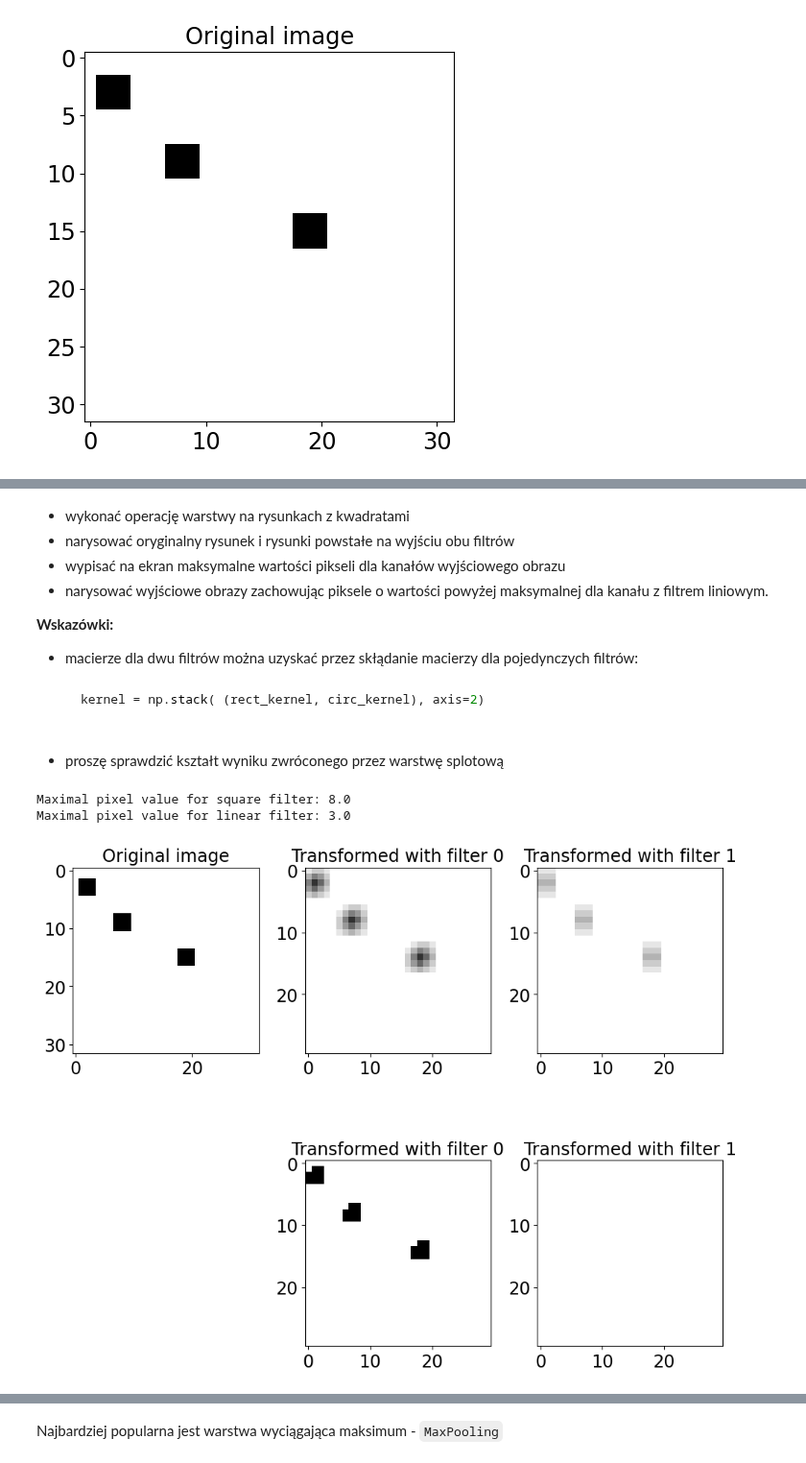
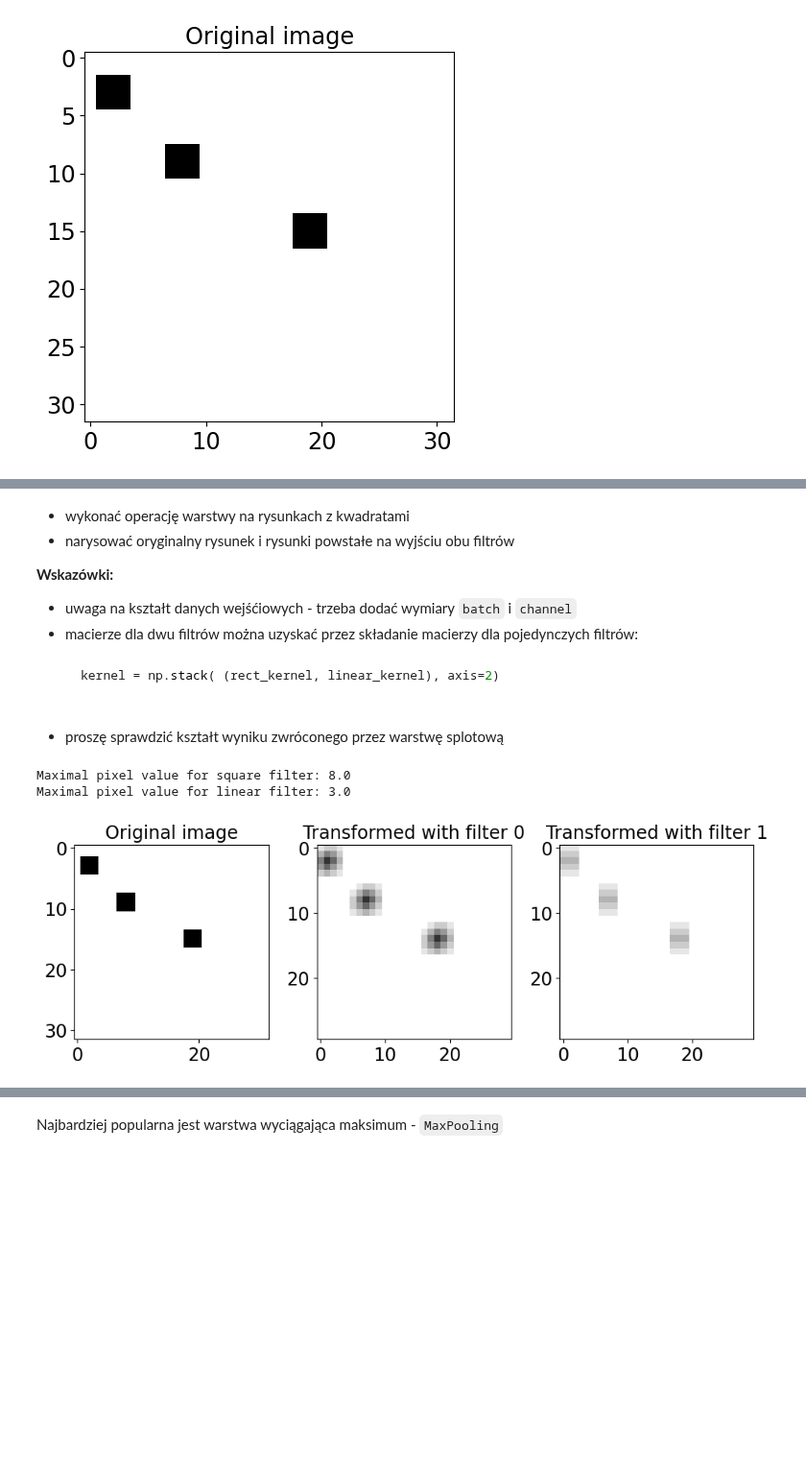
Before and after one commit to akalinow/UczenieMaszynoweII, a Jupyter notebook: PL/06_Sieci_ze_splotem_1.ipynb, the cells around one changed output, grey strips where cells are left out. Shown at 96% size. Drawn from its saved outputs; the diff is of its cells as text; code cells hidden in the pictures; blank space fills up the shorter version.

````diff
--- a/PL/06_Sieci_ze_splotem_1.ipynb
+++ b/PL/06_Sieci_ze_splotem_1.ipynb
@@ -290,14 +287,13 @@ $$
 # %% [markdown]
 * wykonać operację warstwy na rysunkach z kwadratami
 * narysować oryginalny rysunek i rysunki powstałe na wyjściu obu filtrów
-* wypisać na ekran maksymalne wartości pikseli dla kanałów wyjściowego obrazu
-* narysować wyjściowe obrazy zachowując piksele o wartości powyżej maksymalnej dla kanału z filtrem liniowym.
 
 **Wskazówki:**
-* macierze dla dwu filtrów można uzyskać przez skłądanie macierzy dla pojedynczych filtrów:
+* uwaga na kształt danych wejśćiowych - trzeba dodać wymiary `batch` i `channel`
+* macierze dla dwu filtrów można uzyskać przez składanie macierzy dla pojedynczych filtrów:
   ```Python
 
-  kernel = np.stack( (rect_kernel, circ_kernel), axis=2)
+  kernel = np.stack( (rect_kernel, linear_kernel), axis=2)
   ```
   <br></br>
 * proszę sprawdzić kształt wyniku zwróconego przez warstwę splotową
@@ -307,49 +303,40 @@ rect_kernel = np.array([[1.0, 1.0, 1.0],
                         [1.0, 1.0, 1.0],
                         [1.0, 1.0, 0.0]])
 
-circ_kernel = np.array([[0.0, 1.0, 0.0],
+linear_kernel = np.array([[0.0, 1.0, 0.0],
                         [0.0, 1.0, 0.0],
                         [0.0, 1.0, 0.0]])
-kernel = np.stack( (rect_kernel, circ_kernel), axis=2)
+kernel = np.stack( (rect_kernel, linear_kernel), axis=2)
 
 layer = tf.keras.layers.Conv2D(2, (3, 3),
                                activation='linear',
                                padding="valid",
                                kernel_initializer = customInitializer(kernel),
                                use_bias=False)
 
-fig, axes = plt.subplots(2, 3, figsize=(10,10))
-axes[0,0].imshow(image, cmap='binary')
-axes[0,0].set_title('Original image');
+fig, axes = plt.subplots(1, 3, figsize=(10,10))
+axes[0].imshow(image, cmap='binary')
+axes[0].set_title('Original image');
 
 # add batch and channel dimensions by reshape
 #data = image.reshape(1,32,32,1)
 # add batch and channel dimentions by expanding
 data = np.expand_dims(image, axis=0)
 data = np.expand_dims(data, axis=3)
 
 layer_output = layer(data)
 print(colored("Maximal pixel value for square filter:","blue"), tf.math.reduce_max(layer_output[0,:,:,0]).numpy())
 print(colored("Maximal pixel value for linear filter:","blue"), tf.math.reduce_max(layer_output[0,:,:,1]).numpy())
 threshold = tf.math.reduce_max(layer_output[0,:,:,1]).numpy()
 
-axes[0,1].imshow(layer_output[0,:,:,0], cmap='binary', vmin=0, vmax=10)
-axes[0,1].set_title('Transformed with filter 0');
+axes[1].imshow(layer_output[0,:,:,0], cmap='binary', vmin=0, vmax=10)
+axes[1].set_title('Transformed with filter 0');
 
-axes[0,2].imshow(layer_output[0,:,:,1], cmap='binary', vmin=0, vmax=10)
-axes[0,2].set_title('Transformed with filter 1');
+axes[2].imshow(layer_output[0,:,:,1], cmap='binary', vmin=0, vmax=10)
+axes[2].set_title('Transformed with filter 1');
 
-axes[1,0].axis('off')
-
-axes[1,1].imshow(layer_output[0,:,:,0]>threshold, cmap='binary', vmin=0, vmax=1)
-axes[1,1].set_title('Transformed with filter 0');
-
-axes[1,2].imshow(layer_output[0,:,:,1]>threshold, cmap='binary', vmin=0, vmax=1)
-axes[1,2].set_title('Transformed with filter 1');
 plt.subplots_adjust(bottom=0.15, left=0.05, right=0.95, wspace=0.25, hspace=0.25)
-#END_SOLUTION
-pass
 # %% [output]
 Maximal pixel value for square filter: 8.0
 Maximal pixel value for linear filter: 3.0
-[figure, old version]
+[figure, new version]
````
Also changed, not shown: parts of 27 cells of this notebook, 3 other files.
